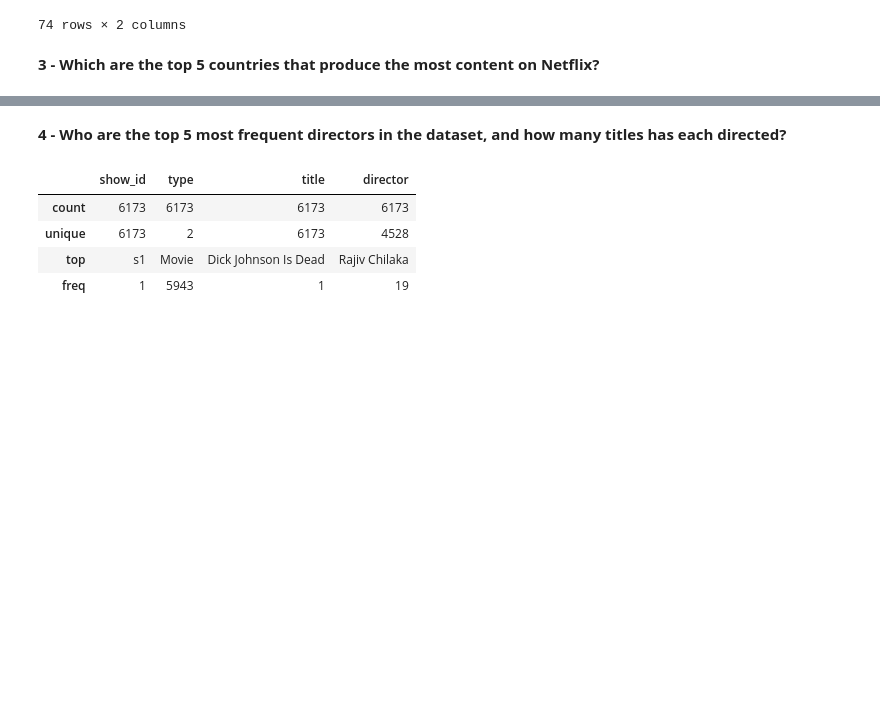
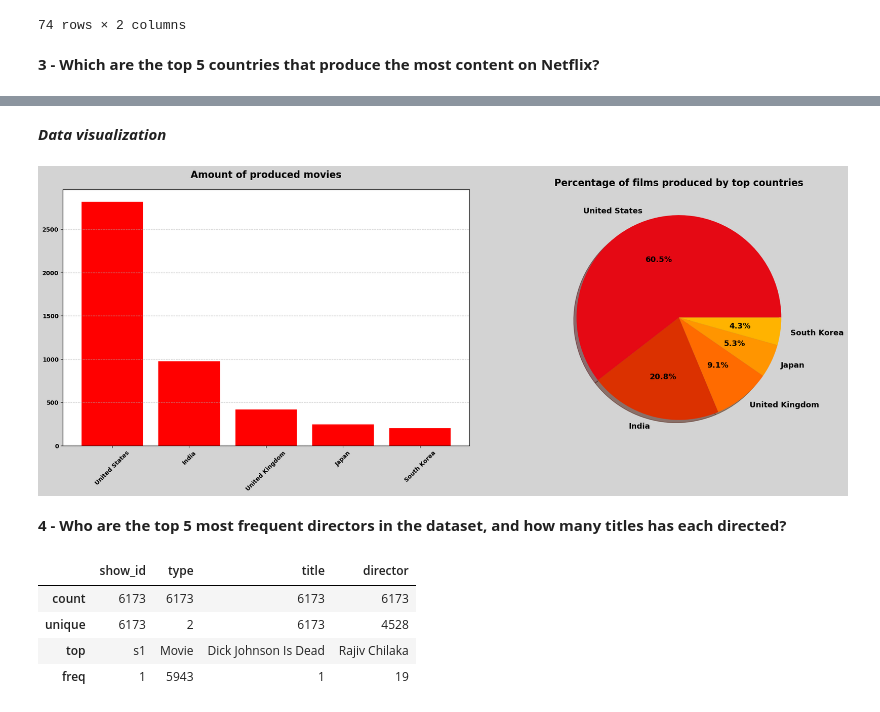
Before and after one commit to devWeb-JP18/bi-data-ai-portfolio, a Jupyter notebook: projects_data_analysis_and_BI/netflix/app.ipynb, the cells around one changed output, grey strips where cells are left out. Drawn from its saved outputs; the diff is of its cells as text; code cells hidden in the pictures; blank space fills up the shorter version.

```diff
--- a/projects_data_analysis_and_BI/netflix/app.ipynb
+++ b/projects_data_analysis_and_BI/netflix/app.ipynb
@@ -133,3 +138,61 @@ See the caveats in the documentation: https://pandas.pydata.org/pandas-docs/stab
+# %% [markdown]
+***Data visualization***
+# %%
+plt.figure(figsize=(20,14), facecolor='lightgray')
+
+#variables of plot 1
+x = top_5_countries['Country']
+y = top_5_countries['Amount of movies']
+
+plt.subplot(2,2,1)
+plt.bar(x,y,linestyle='solid', lw=2, color='red')
+plt.title("Amount of produced movies",fontsize=16, pad=20, weight='bold')
+
+plt.grid(axis='y', linestyle='--', alpha=0.7)
+
+plt.xticks(
+    rotation=45,
+    fontsize=10,
+    color='black',
+    weight='bold'
+)
+
+plt.yticks(
+    fontsize=10,
+    color='black',
+    weight='bold'
+)
+plt.tight_layout()
+
+plt.subplot(2,2,2)
+
+#variables of plot 2
+x_pie = top_5_countries['Country']
+y_pie = top_5_countries['Percent']
+paleta_netflix_soft = [
+    '#E50914',  # Vermelho suavizado (tom pastel)
+    '#DB3100',  # Vermelho Netflix original (logo)
+    '#FF6B00',  # Laranja queimado
+    '#FF9500',  # Laranja médio
+    '#FFB300'   # Laranja dourado
+]
+
+plt.pie(
+    y_pie, labels=x_pie, autopct='%1.1f%%',
+    shadow=True,
+    textprops={
+        'weight': 'bold',
+        'fontsize': 13,
+        "color":"black"
+        },
+    colors=paleta_netflix_soft,
+    )
+
+plt.title("Percentage of films produced by top countries", fontsize=16, weight='bold')
+
+plt.show()
+# %% [output]
+[figure, added]
 # %% [markdown]
 **4 - Who are the top 5 most frequent directors in the dataset, and how many titles has each directed?**
 # %%
```
Also changed, not shown: parts of 6 cells of this notebook.
